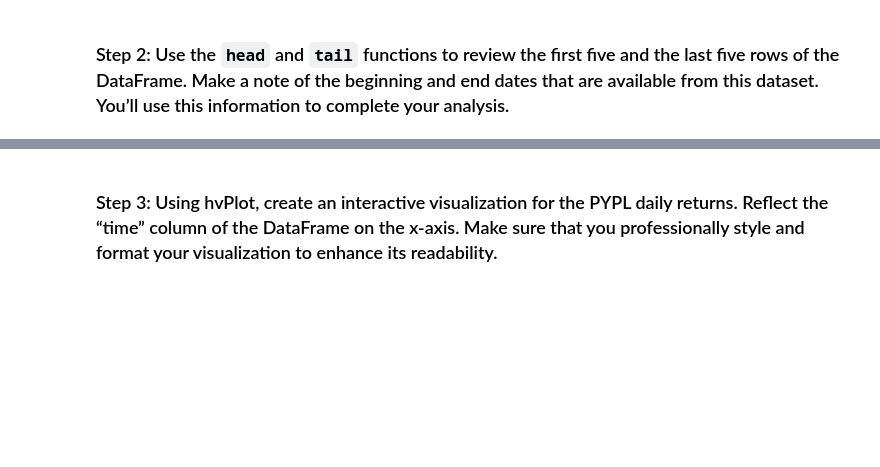
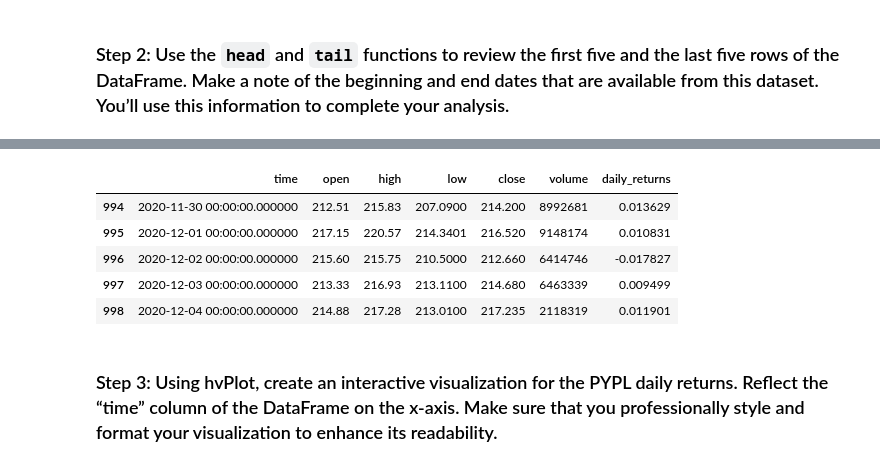
Before and after one commit to billybishop21/etf_analyzer, a Jupyter notebook: etf_analyzer.ipynb, the cells around one changed output, grey strips where cells are left out. Cells and saved outputs as stored; diff of their text form; code cells hidden in the pictures; blank space fills up the shorter version.

```diff
--- a/etf_analyzer.ipynb
+++ b/etf_analyzer.ipynb
@@ -149,6 +160,13 @@ pypl_dataframe = # YOUR CODE HERE
 # %%
 # View the last 5 rows of the DataFrame.
-# YOUR CODE HERE
+pypl_df.tail()
+# %% [output]
+|  | time | open | high | low | close | volume | daily_returns |
+| 994 | 2020-11-30 00:00:00.000000 | 212.51 | 215.83 | 207.0900 | 214.200 | 8992681 | 0.013629 |
+| 995 | 2020-12-01 00:00:00.000000 | 217.15 | 220.57 | 214.3401 | 216.520 | 9148174 | 0.010831 |
+| 996 | 2020-12-02 00:00:00.000000 | 215.60 | 215.75 | 210.5000 | 212.660 | 6414746 | -0.017827 |
+| 997 | 2020-12-03 00:00:00.000000 | 213.33 | 216.93 | 213.1100 | 214.680 | 6463339 | 0.009499 |
+| 998 | 2020-12-04 00:00:00.000000 | 214.88 | 217.28 | 213.0100 | 217.235 | 2118319 | 0.011901 |
 # %% [markdown]
 ### Step 3: Using hvPlot, create an interactive visualization for the PYPL daily returns. Reflect the “time” column of the DataFrame on the x-axis. Make sure that you professionally style and format your visualization to enhance its readability.
 # %%
```
Also changed, not shown: parts of 4 cells of this notebook.
